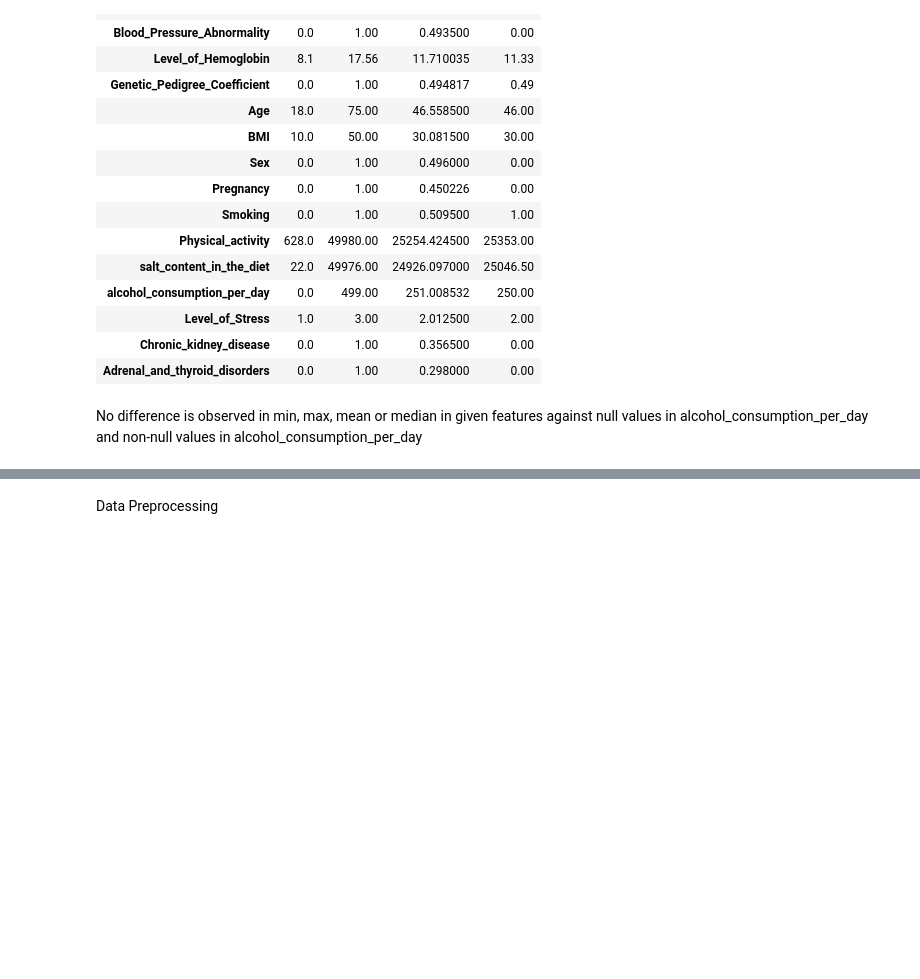
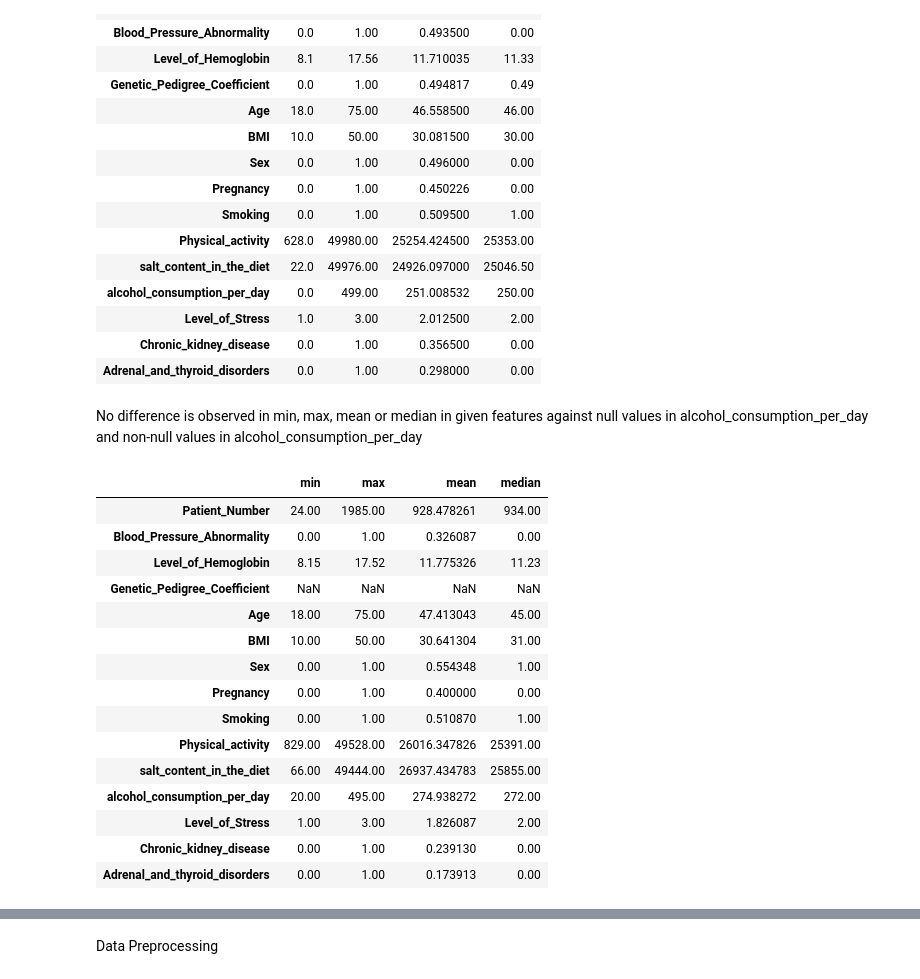
Before and after one commit to varunkr24/Machine-Learning, a Jupyter notebook: Classify_Abnormal_BP.ipynb, the cells around one changed output, grey strips where cells are left out. Cells and saved outputs as stored; diff of their text form; code cells hidden in the pictures; blank space fills up the shorter version.

```diff
--- a/Classify_Abnormal_BP.ipynb
+++ b/Classify_Abnormal_BP.ipynb
@@ -368,3 +404,23 @@ df[df['alcohol_consumption_per_day']!=np.nan].agg(['min','max','mean','median'])
 | Adrenal_and_thyroid_disorders | 0.0 | 1.00 | 0.298000 | 0.00 |
 # %% [markdown]
 No difference is observed in min, max, mean or median in given features against null values in alcohol_consumption_per_day and non-null values in alcohol_consumption_per_day
+# %%
+# Explore if min, max, mean or median of given features are any different in null values in Genetic_Pedigree_Coefficient vs non-null values in Genetic_Pedigree_Coefficient
+df[df['Genetic_Pedigree_Coefficient'].isnull()].agg(['min','max','mean','median']).T
+# %% [output]
+|  | min | max | mean | median |
+| Patient_Number | 24.00 | 1985.00 | 928.478261 | 934.00 |
+| Blood_Pressure_Abnormality | 0.00 | 1.00 | 0.326087 | 0.00 |
+| Level_of_Hemoglobin | 8.15 | 17.52 | 11.775326 | 11.23 |
+| Genetic_Pedigree_Coefficient | NaN | NaN | NaN | NaN |
+| Age | 18.00 | 75.00 | 47.413043 | 45.00 |
+| BMI | 10.00 | 50.00 | 30.641304 | 31.00 |
+| Sex | 0.00 | 1.00 | 0.554348 | 1.00 |
+| Pregnancy | 0.00 | 1.00 | 0.400000 | 0.00 |
+| Smoking | 0.00 | 1.00 | 0.510870 | 1.00 |
+| Physical_activity | 829.00 | 49528.00 | 26016.347826 | 25391.00 |
+| salt_content_in_the_diet | 66.00 | 49444.00 | 26937.434783 | 25855.00 |
+| alcohol_consumption_per_day | 20.00 | 495.00 | 274.938272 | 272.00 |
+| Level_of_Stress | 1.00 | 3.00 | 1.826087 | 2.00 |
+| Chronic_kidney_disease | 0.00 | 1.00 | 0.239130 | 0.00 |
+| Adrenal_and_thyroid_disorders | 0.00 | 1.00 | 0.173913 | 0.00 |
```
Also changed, not shown: parts of 10 cells of this notebook.
